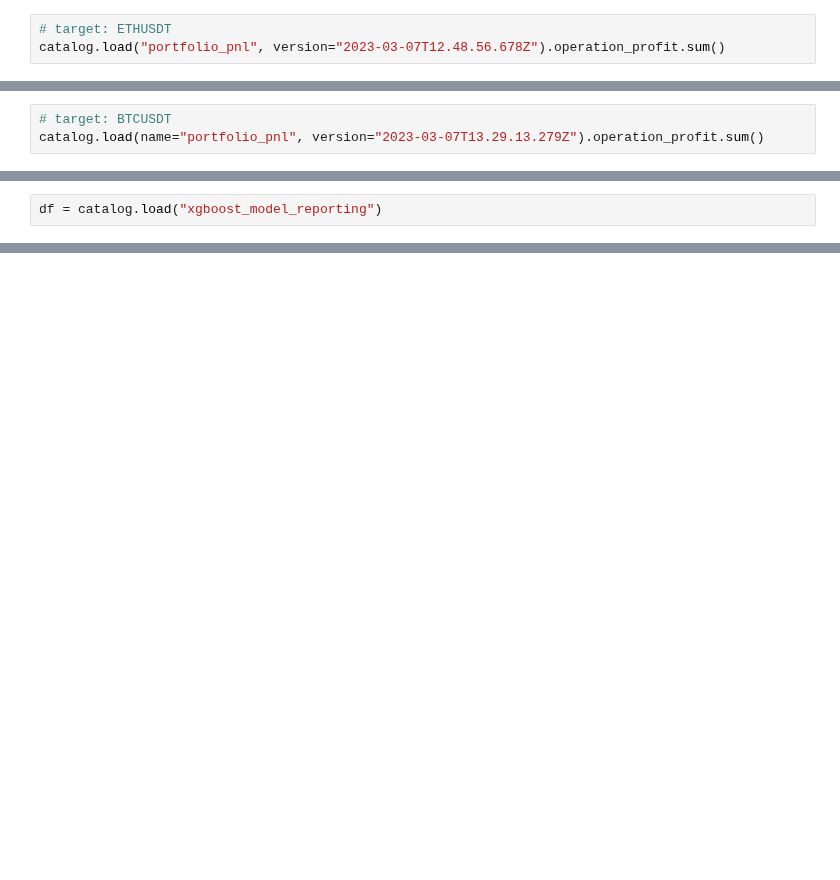
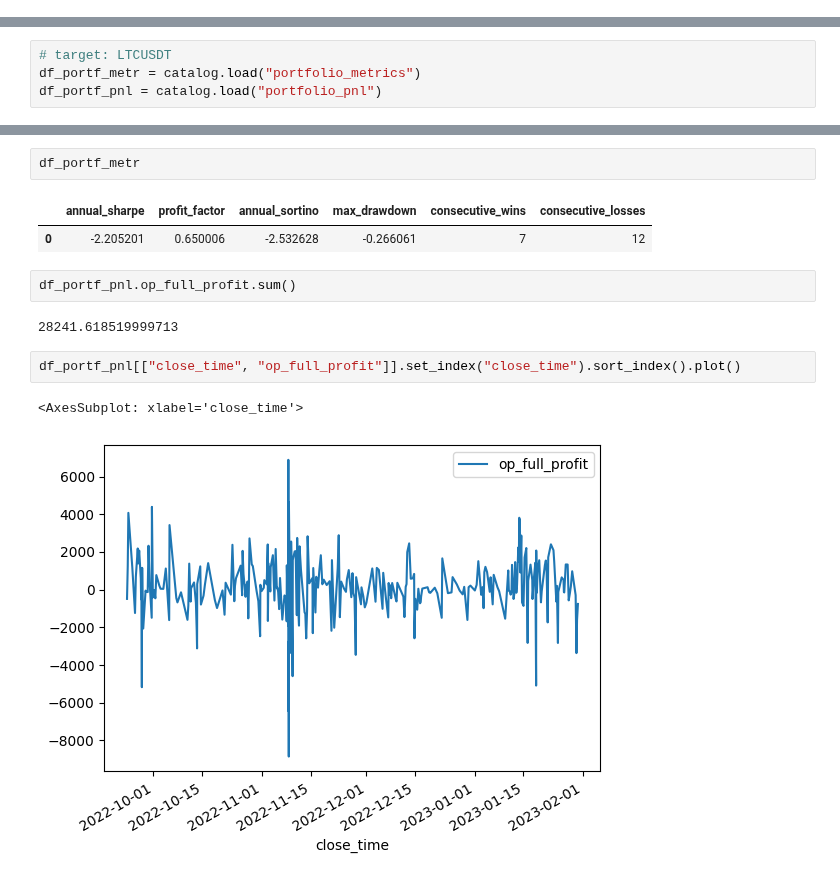
Before and after one commit to gpalazzo/crypto_msc_thesis, a Jupyter notebook: notebooks/reporting/portfolio_eval.ipynb, the cells around one changed output, grey strips where cells are left out. Drawn from its saved outputs; the diff is of its cells as text; blank space fills up the shorter version.

Commit message:
adding portfolio metrics

```diff
--- a/notebooks/reporting/portfolio_eval.ipynb
+++ b/notebooks/reporting/portfolio_eval.ipynb
@@ -20,3 +7,0 @@ catalog.load(name="portfolio_pnl", version="2023-03-02T18.32.09.372Z").operation
-# %%
-# target: ETHUSDT
-catalog.load("portfolio_pnl", version="2023-03-07T12.48.56.678Z").operation_profit.sum()
@@ -26,3 +7,0 @@ catalog.load("portfolio_pnl", version="2023-03-07T12.48.56.678Z").operation_prof
-# %%
-# target: BTCUSDT
-catalog.load(name="portfolio_pnl", version="2023-03-07T13.29.13.279Z").operation_profit.sum()
@@ -32,2 +7,0 @@ catalog.load(name="portfolio_pnl", version="2023-03-07T13.29.13.279Z").operation
-# %%
-df = catalog.load("xgboost_model_reporting")
@@ -40,0 +8,4 @@ df
+# %%
+# target: LTCUSDT
+df_portf_metr = catalog.load("portfolio_metrics")
+df_portf_pnl = catalog.load("portfolio_pnl")
@@ -40,0 +15,14 @@ df
+# %%
+df_portf_metr
+# %% [output]
+|  | annual_sharpe | profit_factor | annual_sortino | max_drawdown | consecutive_wins | consecutive_losses |
+| 0 | -2.205201 | 0.650006 | -2.532628 | -0.266061 | 7 | 12 |
+# %%
+df_portf_pnl.op_full_profit.sum()
+# %% [output]
+28241.618519999713
+# %%
+df_portf_pnl[["close_time", "op_full_profit"]].set_index("close_time").sort_index().plot()
+# %% [output]
+<AxesSubplot: xlabel='close_time'>
+[figure, added]
```
Also changed, not shown: parts of 8 cells of this notebook, 9 other files.
